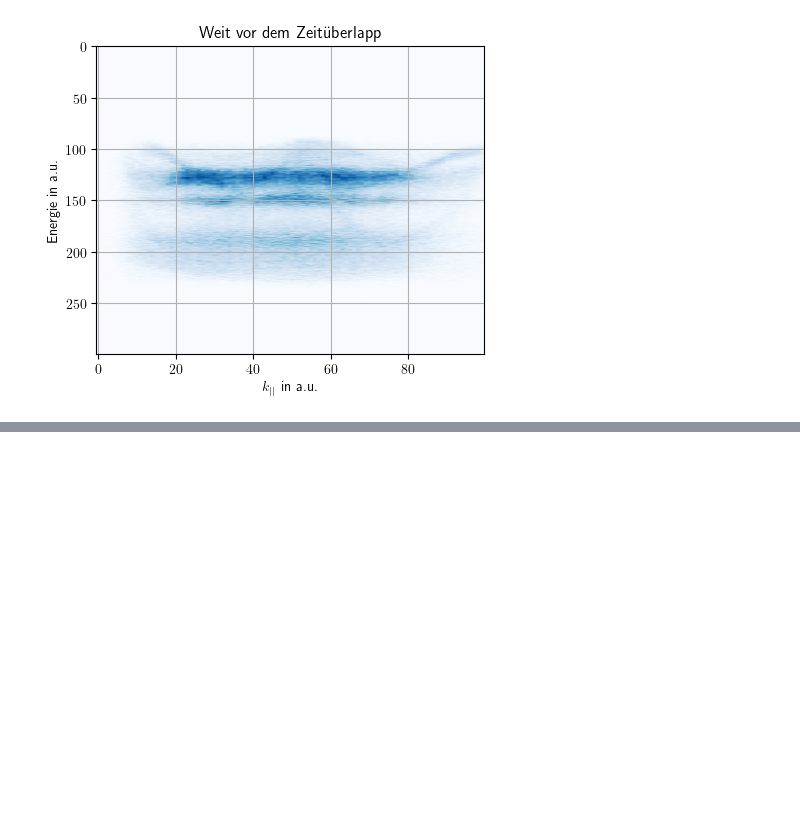
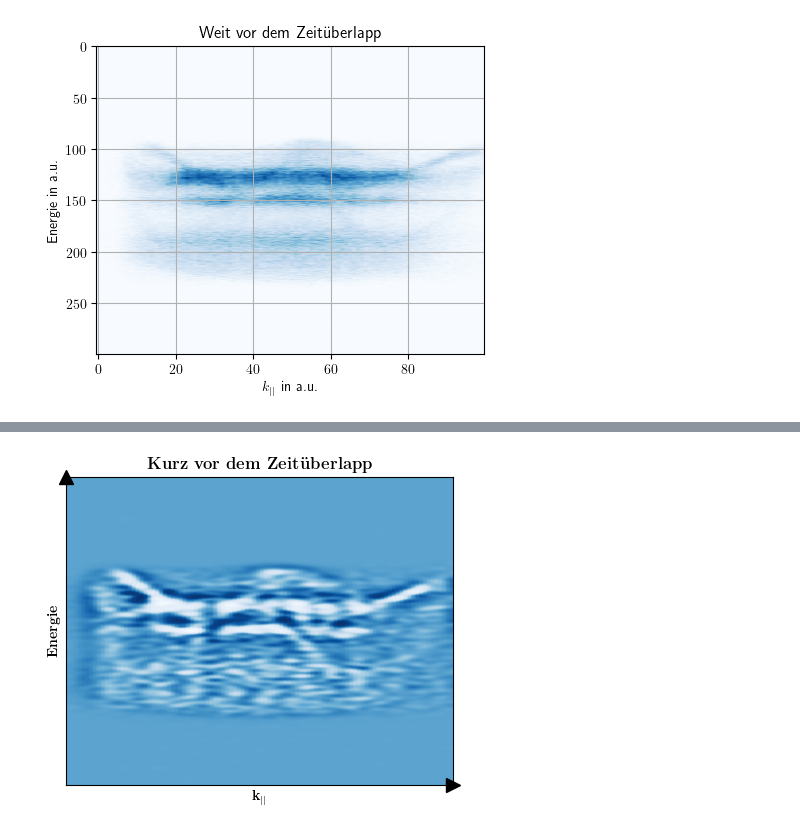
Before and after one commit to RicemanBoy/NM-Code-for-Excercises, a Jupyter notebook: Forschungsarbeit 1/plot.ipynb, the cells around one changed output, grey strips where cells are left out. Cells and saved outputs as stored; diff of their text form; code cells hidden in the pictures; blank space fills up the shorter version.

```diff
--- a/Forschungsarbeit 1/plot.ipynb
+++ b/Forschungsarbeit 1/plot.ipynb
@@ -85,0 +115,27 @@ plt.show()
+# %%
+data_ek_2051_laplace = ndimage.gaussian_laplace(data_ek_2051,sigma = 2)
+
+arg_imshow = dict(cmap='Blues')
+
+plt.rcParams['text.usetex'] = True
+
+fig, ax = plt.subplots(figsize=(5,4))
+
+ax.imshow(data_ek_2051_laplace, **arg_imshow, aspect="auto",norm="symlog", extent=[-2,2,0,1])
+ax.grid(linestyle="dashed")
+ax.set_title(r"\bf{Kurz vor dem Zeitüberlapp}")
+ax.set_xlabel(r"$\mathbf{k_{||}}$")
+ax.set_ylabel(r"\bf{Energie}")
+
+ax.set_xticks([])
+ax.set_yticks([])
+ax.set_yticklabels([])
+ax.set_xticklabels([])
+
+ax.plot((-2), (1), ls="", marker="^", ms=10, color="k", transform=ax.get_xaxis_transform(), clip_on=False)
+ax.plot((2), (0), ls="", marker=">", ms=10, color="k", transform=ax.get_xaxis_transform(), clip_on=False)
+
+plt.savefig('kurzvorher.pdf', format='pdf', dpi=300)
+plt.show()
+# %% [output]
+[figure, added]
```
Also changed, not shown: parts of 10 cells of this notebook, 4 other files.
